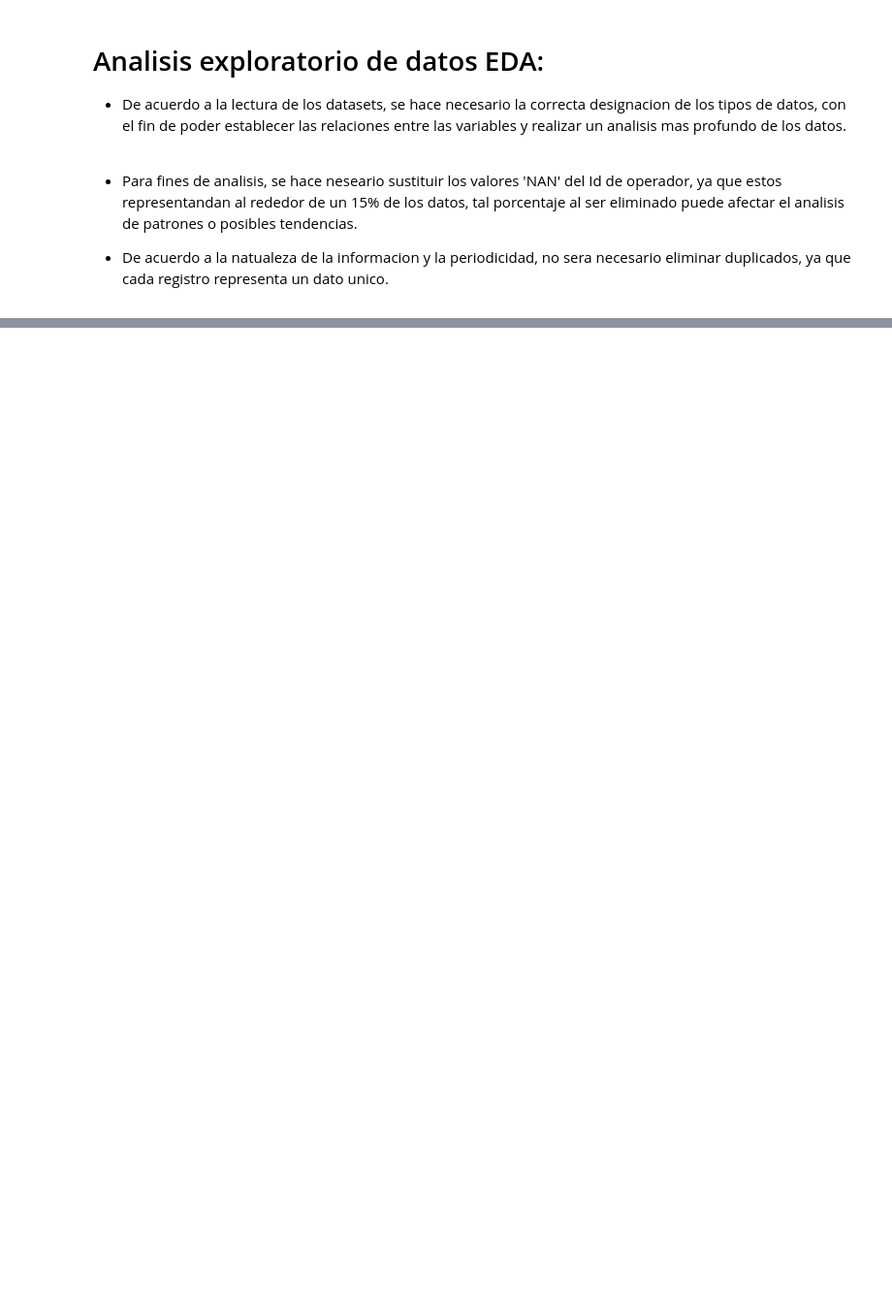
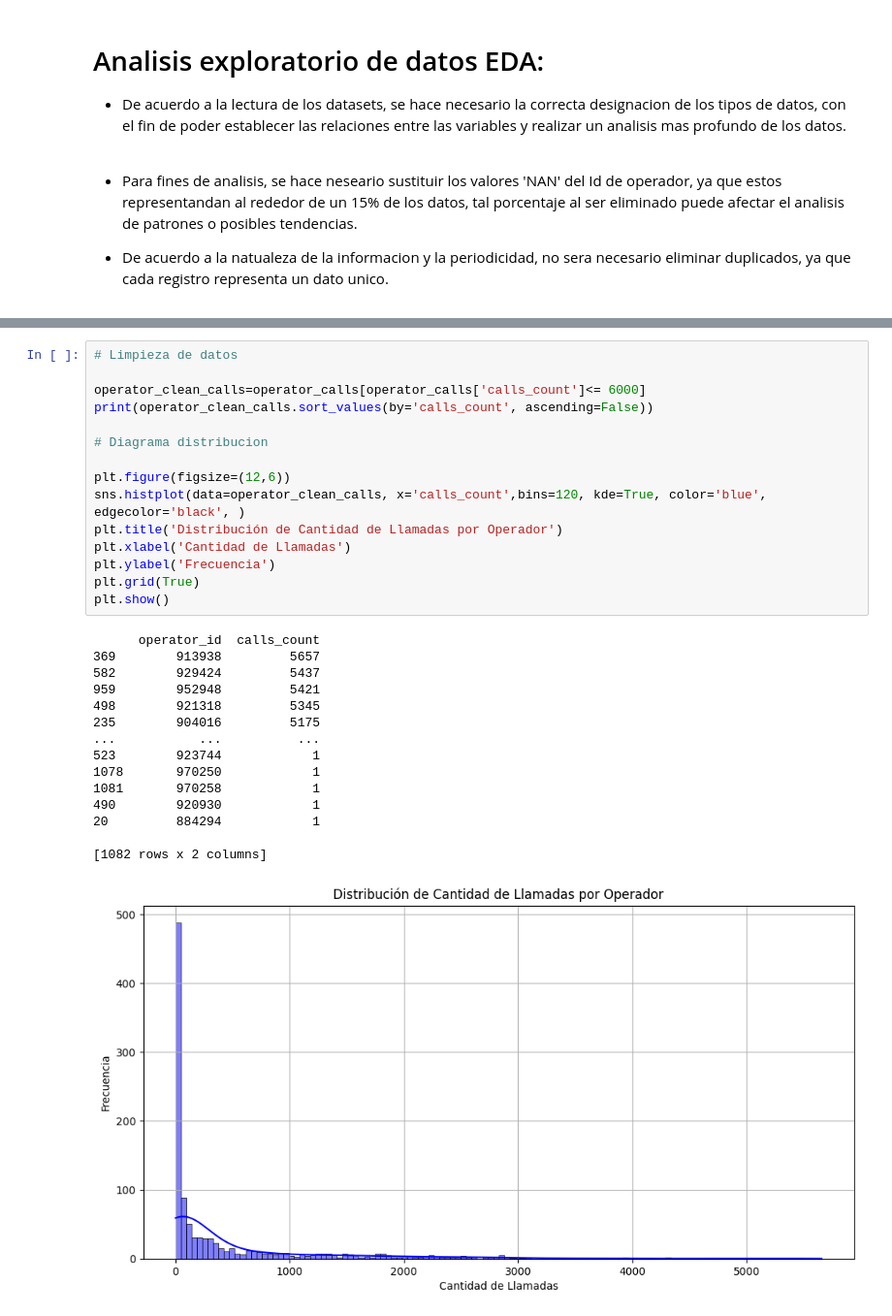
Before and after one commit to DavidRC-Ing/CallMeMaybe-virtual-telephony, a Jupyter notebook: CallMeMaybe virtual telephony.ipynb, the cells around one changed output, grey strips where cells are left out. Shown at 97% size. Cells and saved outputs as stored; diff of their text form; blank space fills up the shorter version.

```diff
--- a/CallMeMaybe virtual telephony.ipynb
+++ b/CallMeMaybe virtual telephony.ipynb
@@ -285,0 +274,31 @@ std       62.981680    3735.653323          4407.963966
+# %%
+# Limpieza de datos
+
+operator_clean_calls=operator_calls[operator_calls['calls_count']<= 6000]
+print(operator_clean_calls.sort_values(by='calls_count', ascending=False))
+
+# Diagrama distribucion
+
+plt.figure(figsize=(12,6))
+sns.histplot(data=operator_clean_calls, x='calls_count',bins=120, kde=True, color='blue', edgecolor='black', )
+plt.title('Distribución de Cantidad de Llamadas por Operador')
+plt.xlabel('Cantidad de Llamadas')
+plt.ylabel('Frecuencia')
+plt.grid(True)
+plt.show()
+# %% [output]
+      operator_id  calls_count
+369        913938         5657
+582        929424         5437
+959        952948         5421
+498        921318         5345
+235        904016         5175
+...           ...          ...
+523        923744            1
+1078       970250            1
+1081       970258            1
+490        920930            1
+20         884294            1
+
+[1082 rows x 2 columns]
+[figure, added]
```
Also changed, not shown: parts of 59 cells of this notebook.
